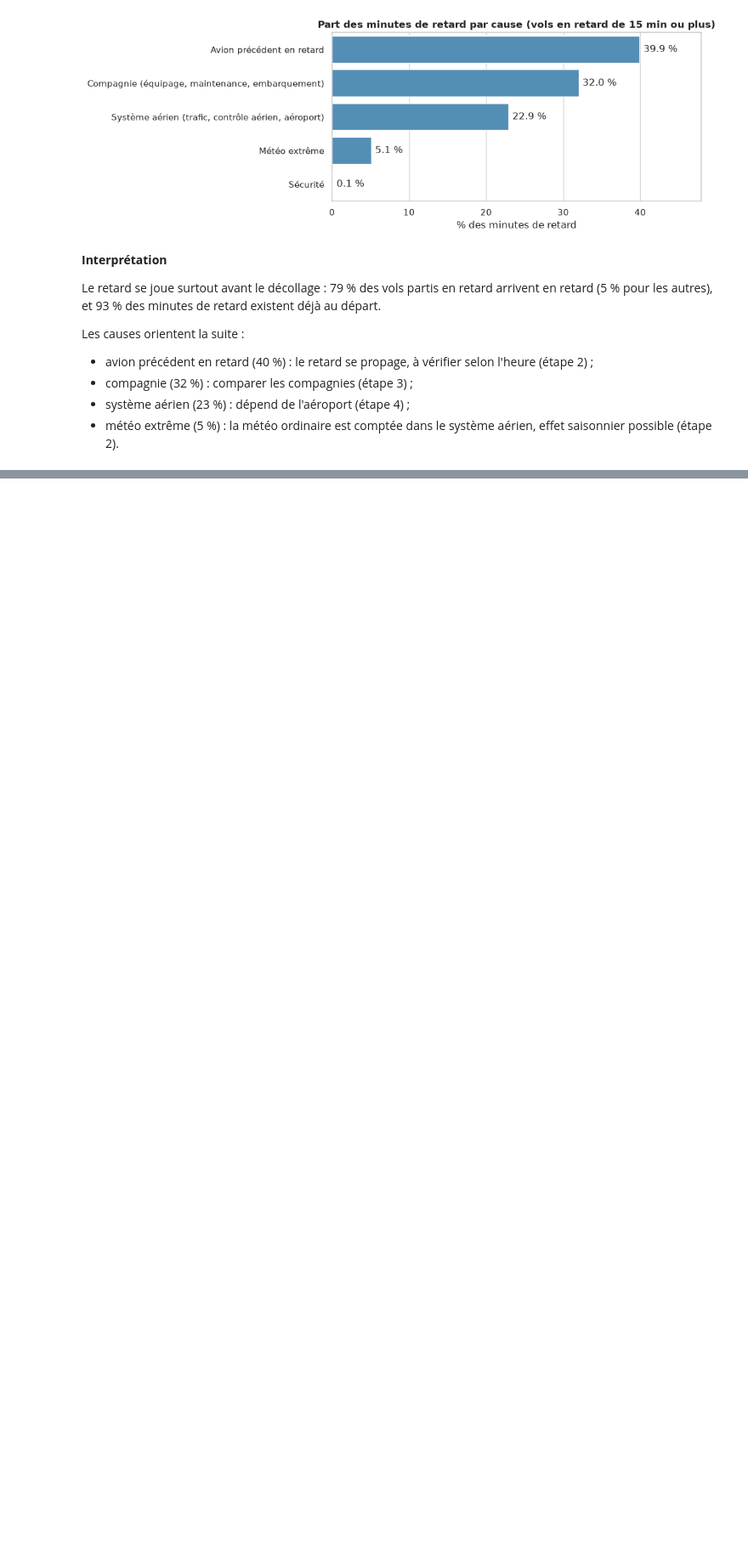
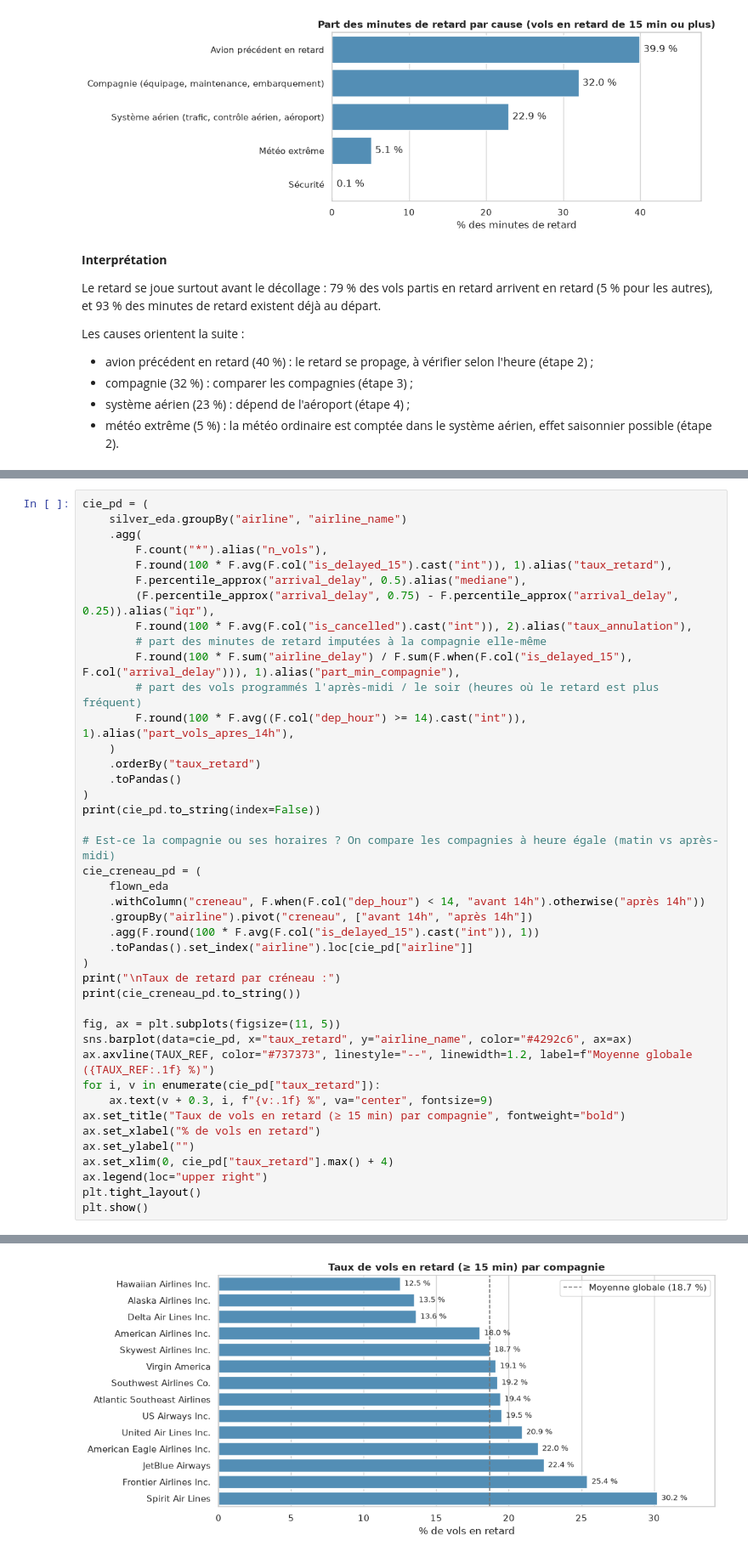
Before and after one commit to 104MJ/TP-datalake, a Jupyter notebook: notebooks/J2_Spark_Delta_Silver.ipynb, the cells around one changed output, grey strips where cells are left out. Shown at 85% size. Saved outputs shown, nothing was run; the diff lists cells and outputs as text; blank space fills up the shorter version.

```diff
--- a/notebooks/J2_Spark_Delta_Silver.ipynb
+++ b/notebooks/J2_Spark_Delta_Silver.ipynb
@@ -964,0 +1157,43 @@ Les causes orientent la suite :
+# %%
+cie_pd = (
+    silver_eda.groupBy("airline", "airline_name")
+    .agg(
+        F.count("*").alias("n_vols"),
+        F.round(100 * F.avg(F.col("is_delayed_15").cast("int")), 1).alias("taux_retard"),
+        F.percentile_approx("arrival_delay", 0.5).alias("mediane"),
+        (F.percentile_approx("arrival_delay", 0.75) - F.percentile_approx("arrival_delay", 0.25)).alias("iqr"),
+        F.round(100 * F.avg(F.col("is_cancelled").cast("int")), 2).alias("taux_annulation"),
+        # part des minutes de retard imputées à la compagnie elle-même
+        F.round(100 * F.sum("airline_delay") / F.sum(F.when(F.col("is_delayed_15"), F.col("arrival_delay"))), 1).alias("part_min_compagnie"),
+        # part des vols programmés l'après-midi / le soir (heures où le retard est plus fréquent)
+        F.round(100 * F.avg((F.col("dep_hour") >= 14).cast("int")), 1).alias("part_vols_apres_14h"),
+    )
+    .orderBy("taux_retard")
+    .toPandas()
+)
+print(cie_pd.to_string(index=False))
+
+# Est-ce la compagnie ou ses horaires ? On compare les compagnies à heure égale (matin vs après-midi)
+cie_creneau_pd = (
+    flown_eda
+    .withColumn("creneau", F.when(F.col("dep_hour") < 14, "avant 14h").otherwise("après 14h"))
+    .groupBy("airline").pivot("creneau", ["avant 14h", "après 14h"])
+    .agg(F.round(100 * F.avg(F.col("is_delayed_15").cast("int")), 1))
+    .toPandas().set_index("airline").loc[cie_pd["airline"]]
+)
+print("\nTaux de retard par créneau :")
+print(cie_creneau_pd.to_string())
+
+fig, ax = plt.subplots(figsize=(11, 5))
+sns.barplot(data=cie_pd, x="taux_retard", y="airline_name", color="#4292c6", ax=ax)
+ax.axvline(TAUX_REF, color="#737373", linestyle="--", linewidth=1.2, label=f"Moyenne globale ({TAUX_REF:.1f} %)")
+for i, v in enumerate(cie_pd["taux_retard"]):
+    ax.text(v + 0.3, i, f"{v:.1f} %", va="center", fontsize=9)
+ax.set_title("Taux de vols en retard (≥ 15 min) par compagnie", fontweight="bold")
+ax.set_xlabel("% de vols en retard")
+ax.set_ylabel("")
+ax.set_xlim(0, cie_pd["taux_retard"].max() + 4)
+ax.legend(loc="upper right")
+plt.tight_layout()
+plt.show()
+# %% [output]
@@ -964,0 +1217 @@ Les causes orientent la suite :
+[figure, added]
```
Also changed, not shown: parts of 13 cells of this notebook.
